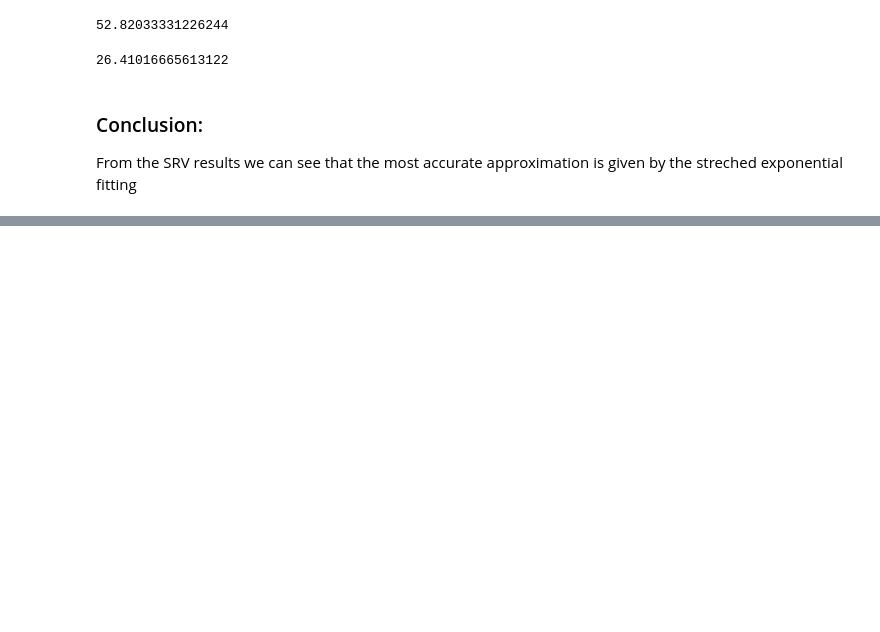
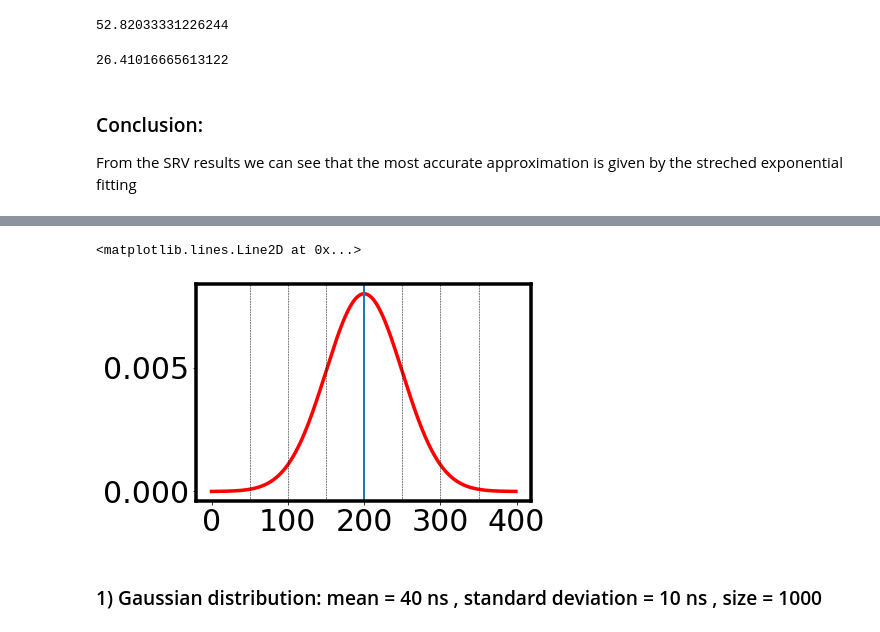
Before and after one commit to mtaddei94/TimeResolvedPL, a Jupyter notebook: TRPL_sim.ipynb, the cells around one changed output, grey strips where cells are left out. Drawn from its saved outputs; the diff is of its cells as text; code cells hidden in the pictures; blank space fills up the shorter version.

```diff
--- a/TRPL_sim.ipynb
+++ b/TRPL_sim.ipynb
@@ -416,0 +450,15 @@ From the SRV results we can see that the most accurate approximation is given by
+# %%
+plt.plot(np.arange(0, 400), y2, c='r')
+plt.xticks(np.arange(0, 401, 100))
+plt.axvline(x=200, linewidth = 2)
+plt.axvline(x=250, linewidth = 0.5, color='k', ls='--')
+plt.axvline(x=150, linewidth = 0.5, color='k', ls='--')
+plt.axvline(x=300, linewidth = 0.5, color='k', ls='--')
+plt.axvline(x=100, linewidth = 0.5, color='k', ls='--')
+plt.axvline(x=350, linewidth = 0.5, color='k', ls='--')
+plt.axvline(x=50, linewidth = 0.5, color='k', ls='--')
+# %% [output]
+<matplotlib.lines.Line2D at 0x...>
+[figure, added]
+# %% [markdown]
+### 1) Gaussian distribution: mean = 40 ns , standard deviation = 10 ns , size = 1000
```
Also changed, not shown: parts of 36 cells of this notebook.
